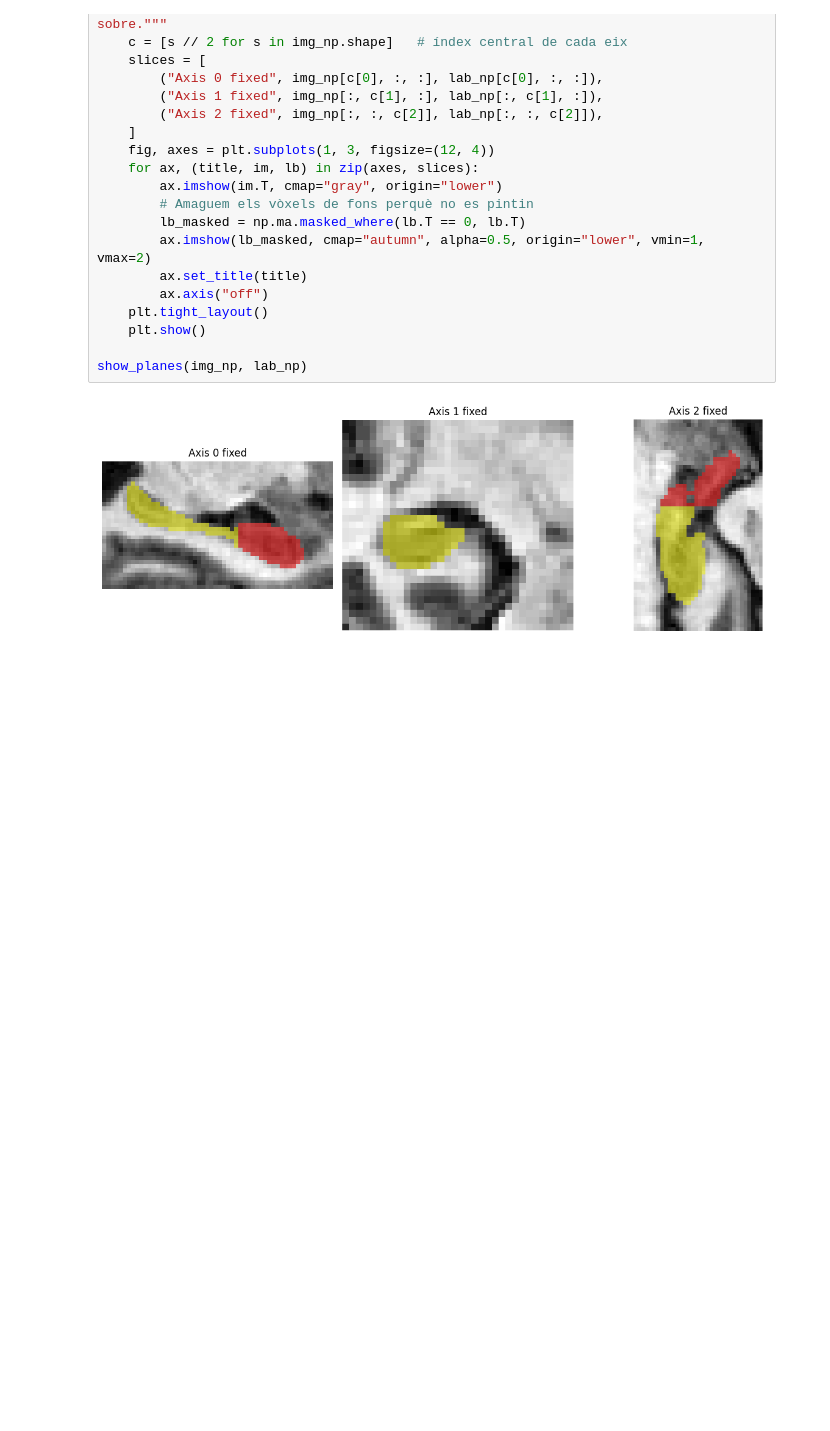
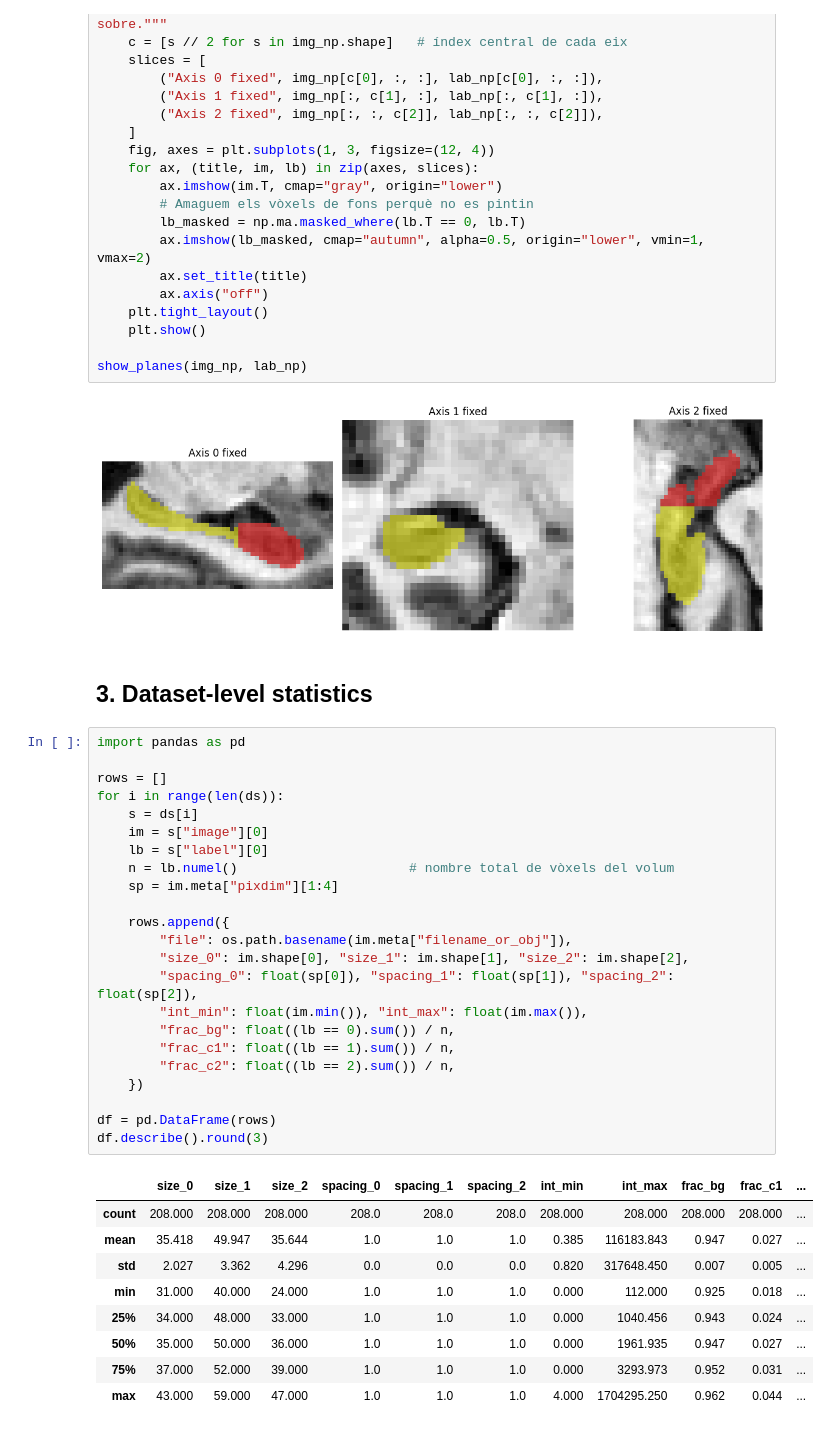
Before and after one commit to maartariutort/mri-segmentation-monai, a Jupyter notebook: notebooks/01_exploration.ipynb, the cells around one changed output. Cells and saved outputs as stored; diff of their text form; blank space fills up the shorter version.

Commit message:
Add dataset-level statistics

```diff
--- a/notebooks/01_exploration.ipynb
+++ b/notebooks/01_exploration.ipynb
@@ -109,3 +109,38 @@ def show_planes(img_np, lab_np):
 show_planes(img_np, lab_np)
 # %% [output]
 [figure]
+# %% [markdown]
+## 3. Dataset-level statistics
+# %%
+import pandas as pd
+
+rows = []
+for i in range(len(ds)):
+    s = ds[i]
+    im = s["image"][0]
+    lb = s["label"][0]
+    n = lb.numel()                      # nombre total de vòxels del volum
+    sp = im.meta["pixdim"][1:4]
+
+    rows.append({
+        "file": os.path.basename(im.meta["filename_or_obj"]),
+        "size_0": im.shape[0], "size_1": im.shape[1], "size_2": im.shape[2],
+        "spacing_0": float(sp[0]), "spacing_1": float(sp[1]), "spacing_2": float(sp[2]),
+        "int_min": float(im.min()), "int_max": float(im.max()),
+        "frac_bg": float((lb == 0).sum()) / n,
+        "frac_c1": float((lb == 1).sum()) / n,
+        "frac_c2": float((lb == 2).sum()) / n,
+    })
+
+df = pd.DataFrame(rows)
+df.describe().round(3)
+# %% [output]
+|  | size_0 | size_1 | size_2 | spacing_0 | spacing_1 | spacing_2 | int_min | int_max | frac_bg | frac_c1 | ... |
+| count | 208.000 | 208.000 | 208.000 | 208.0 | 208.0 | 208.0 | 208.000 | 208.000 | 208.000 | 208.000 | ... |
+| mean | 35.418 | 49.947 | 35.644 | 1.0 | 1.0 | 1.0 | 0.385 | 116183.843 | 0.947 | 0.027 | ... |
+| std | 2.027 | 3.362 | 4.296 | 0.0 | 0.0 | 0.0 | 0.820 | 317648.450 | 0.007 | 0.005 | ... |
+| min | 31.000 | 40.000 | 24.000 | 1.0 | 1.0 | 1.0 | 0.000 | 112.000 | 0.925 | 0.018 | ... |
+| 25% | 34.000 | 48.000 | 33.000 | 1.0 | 1.0 | 1.0 | 0.000 | 1040.456 | 0.943 | 0.024 | ... |
+| 50% | 35.000 | 50.000 | 36.000 | 1.0 | 1.0 | 1.0 | 0.000 | 1961.935 | 0.947 | 0.027 | ... |
+| 75% | 37.000 | 52.000 | 39.000 | 1.0 | 1.0 | 1.0 | 0.000 | 3293.973 | 0.952 | 0.031 | ... |
+| max | 43.000 | 59.000 | 47.000 | 1.0 | 1.0 | 1.0 | 4.000 | 1704295.250 | 0.962 | 0.044 | ... |
```
